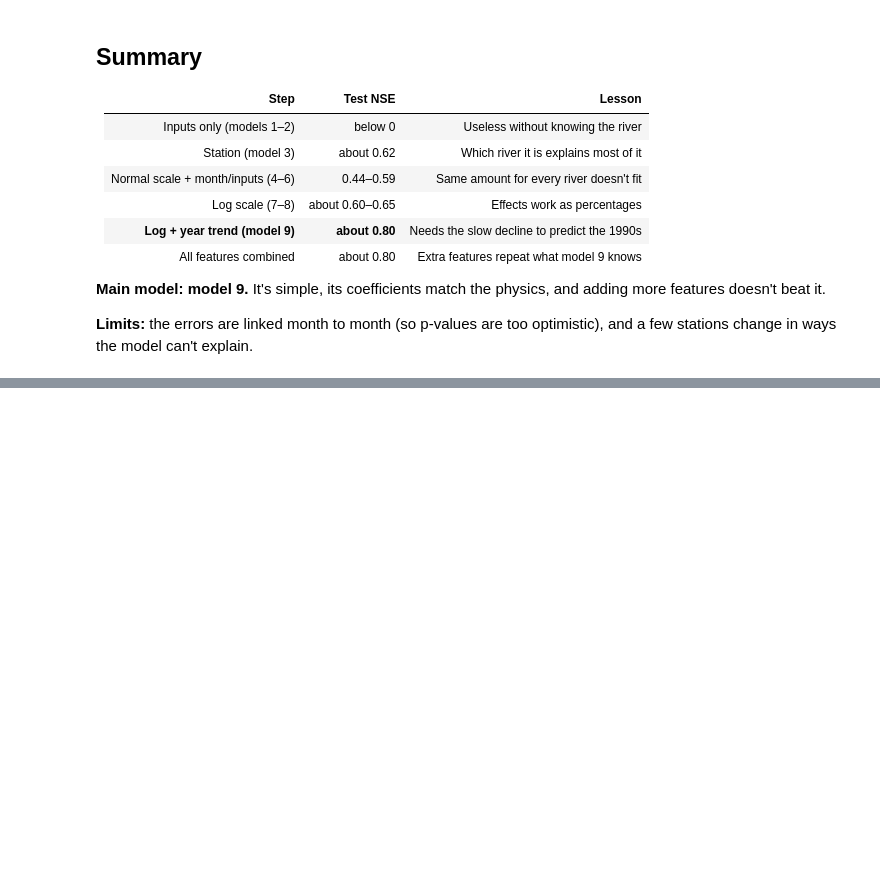
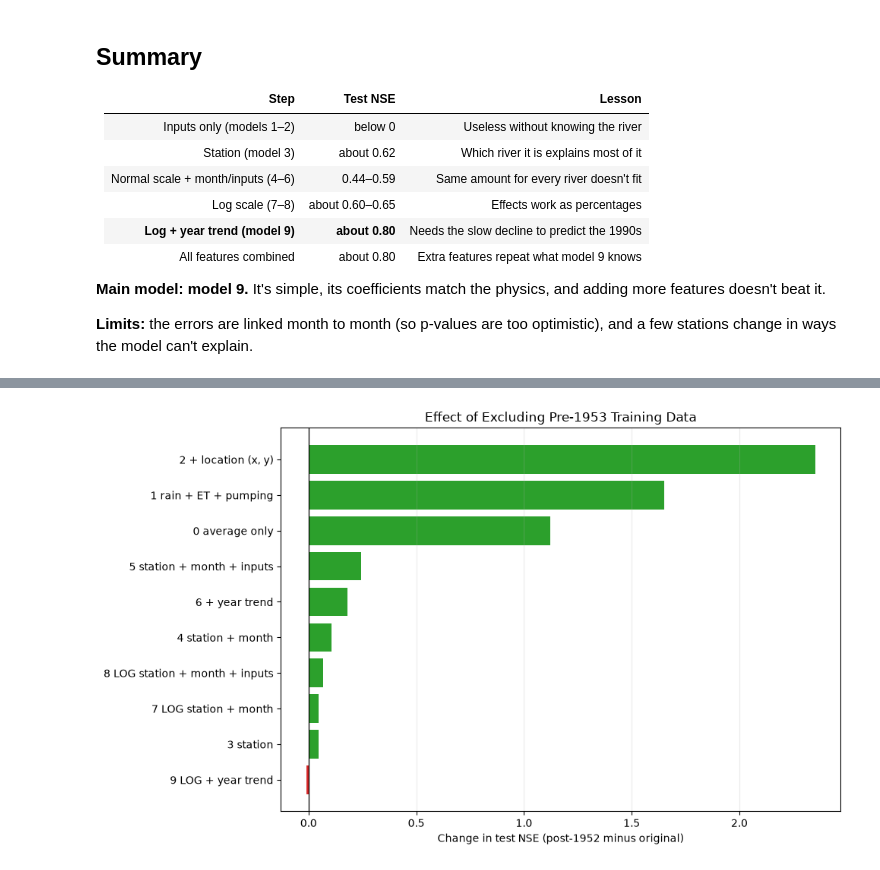
Before and after one commit to loudpugpug42/project6, a Jupyter notebook: regression.ipynb, the cells around one changed output, grey strips where cells are left out. Cells and saved outputs as stored; diff of their text form; code cells hidden in the pictures; blank space fills up the shorter version.

```diff
--- a/regression.ipynb
+++ b/regression.ipynb
@@ -478,0 +495,22 @@ The paper found some of the same problems we did:
+# %%
+# Creating independent training and test datasets to keep data clean
+history_train = df[
+    (df["year"] >= 1953) & (df["year"] <=1989)
+].copy()
+
+# Use only the stations represented in new training period
+history_stations = history_train["station"].unique()
+common_stations = set(train["station"].unique()) & set(history_stations)
+
+history_test = test[
+    test["station"].isin(common_stations)
+].copy()
+
+original_train_history = train.copy()
+print(f"Original training rows: {len(original_train_history):,}")
+print(f"Post-1953 training rows: {len(history_train):,}")
+print(f"Common test rows: {len(common_stations)}")
+print(
+    f"Test period: {history_test["year"].min()}-"
+    f"{history_test["year"].max()}"
+)
@@ -478,0 +620,23 @@ The paper found some of the same problems we did:
+# %%
+# Compare the change in test NSE for all ten models
+
+plot_data = history_comparison["change_NSE"].sort_values()
+
+colors = [
+    "tab:green" if value > 0 else "tab:red"
+    for value in plot_data
+]
+
+fig, ax = plt.subplots(figsize=(10, 6))
+
+ax.barh(plot_data.index, plot_data.values, color=colors)
+ax.axvline(0, color="black", linewidth=0.9)
+
+ax.set_xlabel("Change in test NSE (post-1952 minus original)")
+ax.set_title("Effect of Excluding Pre-1953 Training Data")
+ax.grid(axis="x", alpha=0.25)
+
+plt.tight_layout()
+plt.show()
+# %% [output]
+[figure, added]
```
Also changed, not shown: parts of 7 cells of this notebook.
